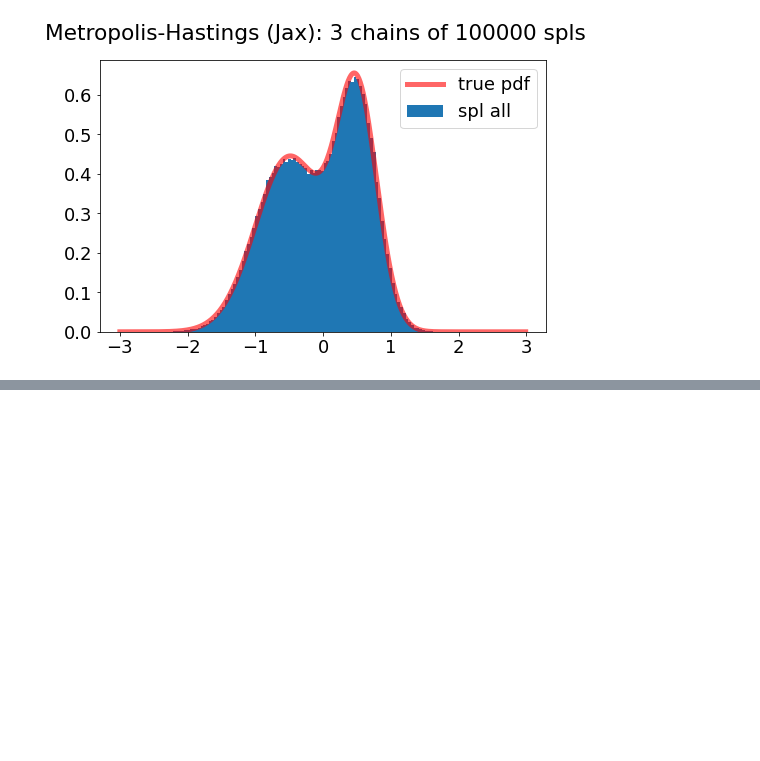
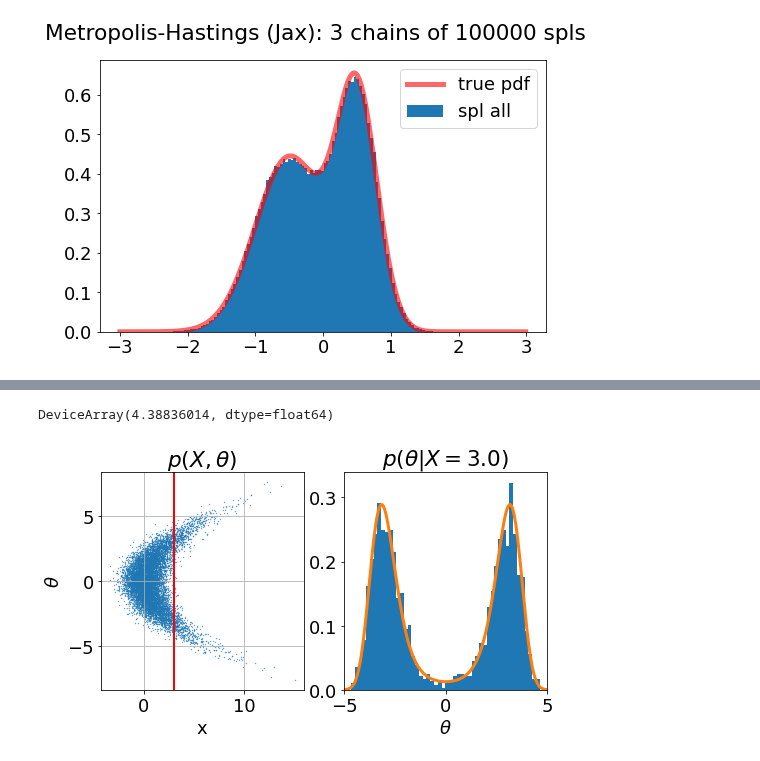
Before and after one commit to jecampagne/ML-toys, a Jupyter notebook: Sampling_simple_JAX.ipynb, the cells around one changed output, grey strips where cells are left out. Cells and saved outputs as stored; diff of their text form; code cells hidden in the pictures; blank space fills up the shorter version.

```diff
--- a/Sampling_simple_JAX.ipynb
+++ b/Sampling_simple_JAX.ipynb
@@ -205,0 +240,20 @@ Text(0.5, 0.98, 'Metropolis-Hastings (Jax): 3 chains of 100000 spls')
+# %%
+K = 1.1 * jnp.max(jax.numpy.divide(prior.prob(x),g_dist.prob(x)))
+K
+# %% [output]
+DeviceArray(4.38836014, dtype=float64)
+# %%
+from math import e
+x_obs = 3.0
+eps = 0.1
+key = jax.random.PRNGKey(33)
+theta_ok = []
+for i in range(500_000):
+  key, subkey1, subkey2, subkey3 = jax.random.split(key, num=4)
+  theta_i = g_dist.sample(seed=subkey1)
+  x_i = distrax.Normal(loc=theta_i ** 2 / 4, scale=1.).sample(seed=subkey2)
+  if jnp.abs(x_obs-x_i) < eps:
+      u = u_dist.sample(seed=subkey3)
+      r = prior.prob(theta_i)/g_dist.prob(theta_i)/K
+      if r>u:
+        theta_ok.append(theta_i)
@@ -205,0 +262,21 @@ Text(0.5, 0.98, 'Metropolis-Hastings (Jax): 3 chains of 100000 spls')
+# %%
+def post_prob(theta, x):
+  return prior.prob(theta) *  distrax.Normal(loc=theta**2/4, scale=1.).prob(x)
+# %%
+Z = sc_integrate.quad(lambda t: post_prob(t,x_obs),theta_min, theta_max)
+# %%
+fig, ax = plt.subplots(1,2,figsize=(8,4))
+ax[0].scatter(data[:,0],data[:,1],s=0.1)
+ax[0].set_xlabel("x")
+ax[0].set_ylabel(r"$\theta$");
+ax[0].set_title(r"$p(X,\theta)$");
+ax[0].grid()
+ax[0].axvline(x=3,lw=2,c='r')
+
+ax[1].hist(theta_ok,bins=50,density=True);
+ax[1].plot(thetas, post_prob(thetas,x_obs)/Z[0],lw=3)
+ax[1].set_xlim([-5,5])
+ax[1].set_xlabel(r"$\theta$")
+ax[1].set_title(r"$p(\theta|X=3.0)$");
+# %% [output]
+[figure, added]
```
Also changed, not shown: parts of 10 cells of this notebook.
